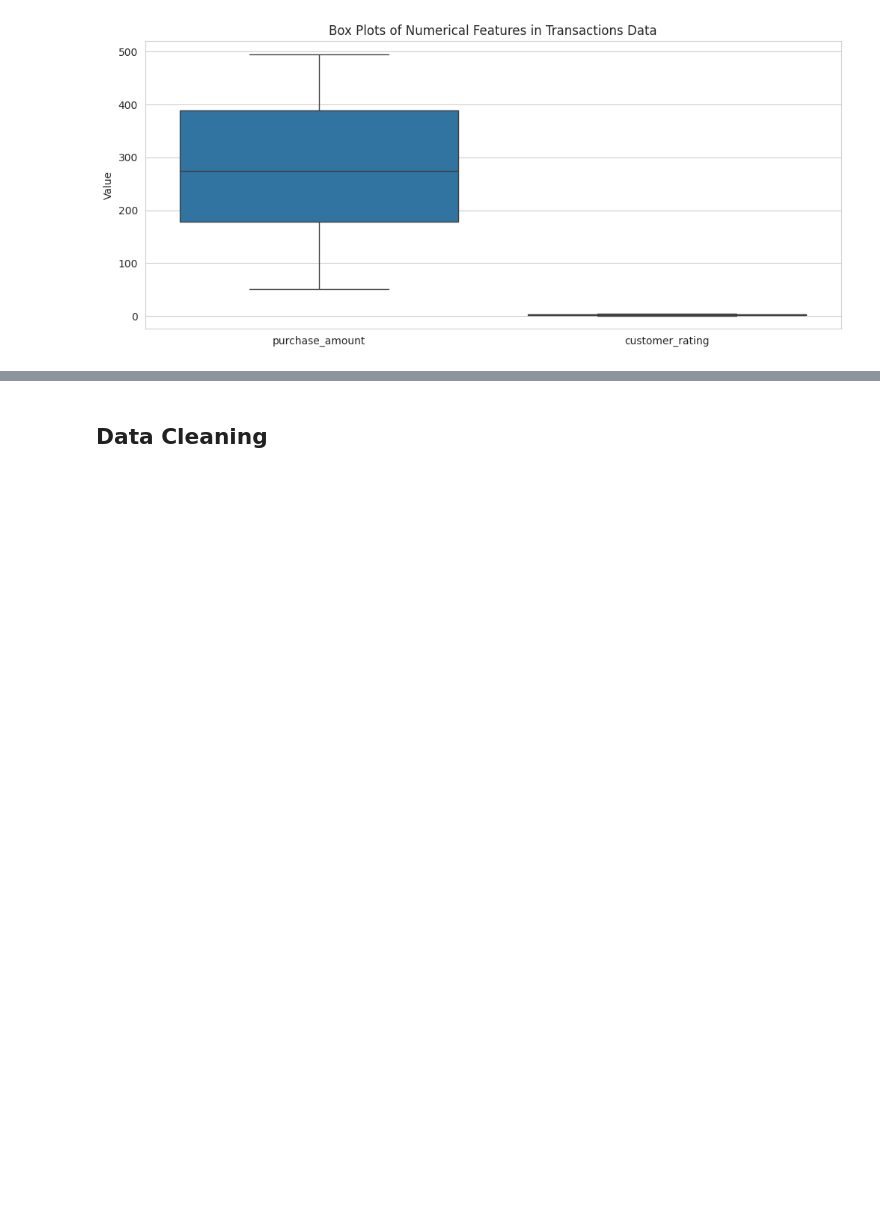
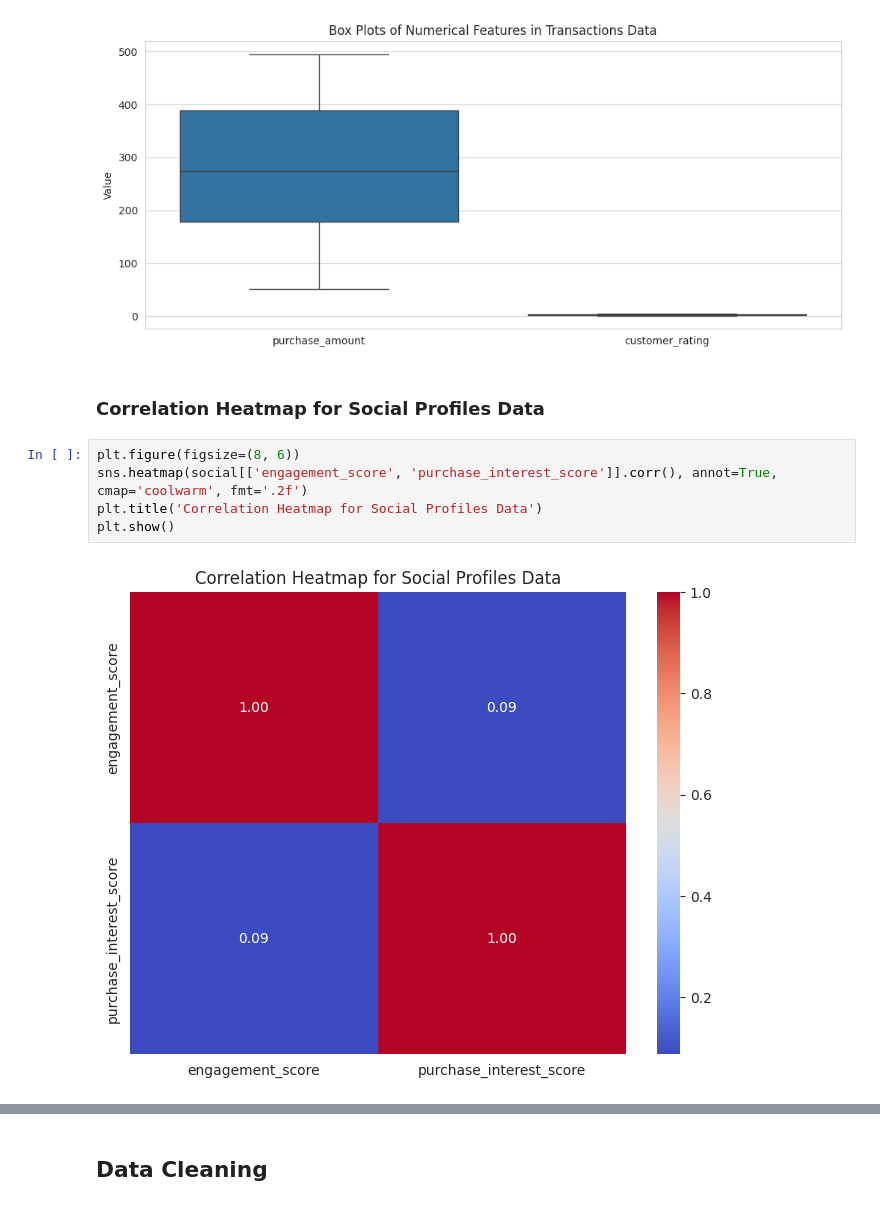
Before and after one commit to DavBelM/Multimodal_Data_Preprocessing, a Jupyter notebook: Formative2.ipynb, the cells around one changed output, grey strips where cells are left out. Drawn from its saved outputs; the diff is of its cells as text; blank space fills up the shorter version.

```diff
--- a/Formative2.ipynb
+++ b/Formative2.ipynb
@@ -158,3 +158,12 @@ plt.ylabel('Value')
 plt.show()
 # %% [output]
 [figure]
+# %% [markdown]
+### Correlation Heatmap for Social Profiles Data
+# %%
+plt.figure(figsize=(8, 6))
+sns.heatmap(social[['engagement_score', 'purchase_interest_score']].corr(), annot=True, cmap='coolwarm', fmt='.2f')
+plt.title('Correlation Heatmap for Social Profiles Data')
+plt.show()
+# %% [output]
+[figure, added]
```
Also changed, not shown: parts of 2 cells of this notebook.
